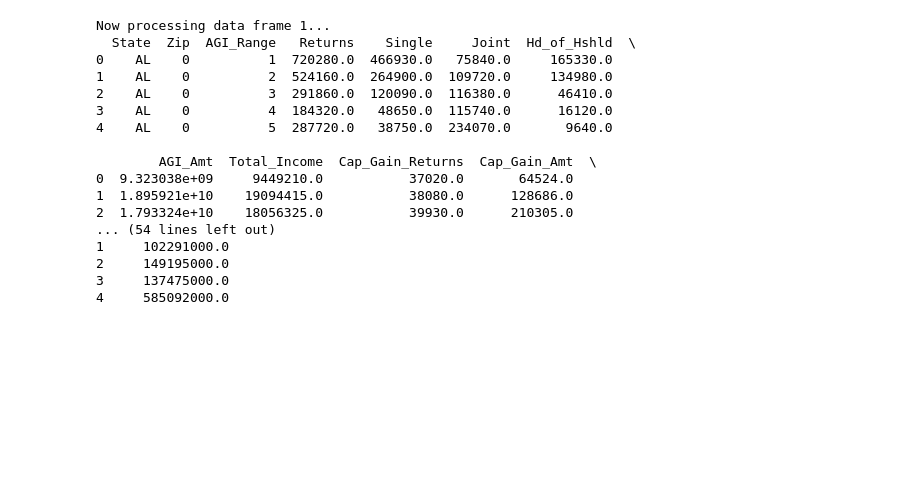
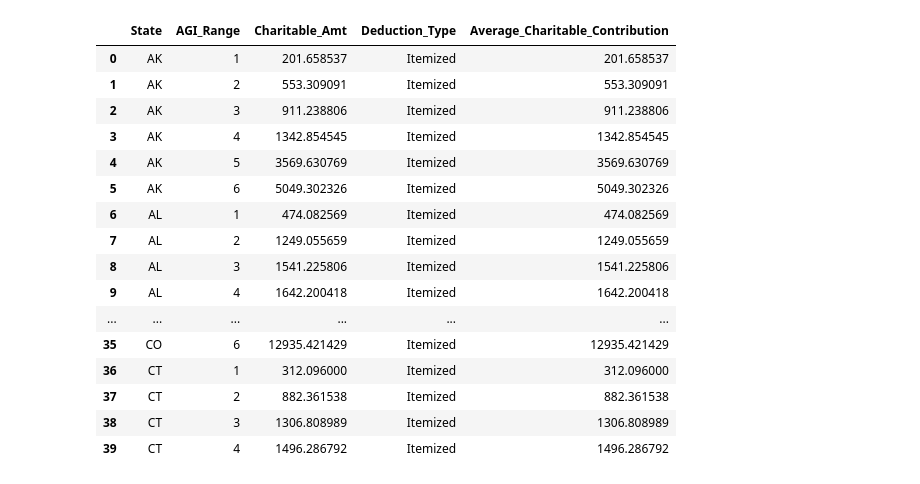
Before and after one commit to HasmigG/TaxAnalysis, a Jupyter notebook: etl_Rebecca.ipynb, the cells around one changed output. Cells and saved outputs as stored; diff of their text form; code cells hidden in the pictures; blank space fills up the shorter version.

Commit message:
data normalized, first stab at calculations

```diff
--- a/etl_Rebecca.ipynb
+++ b/etl_Rebecca.ipynb
@@ -99,33 +169,21 @@ def rename_cols(df):
 # %%
-
-
-dataframes_20_21 = [df_21, df_20]
-
-for i, df in enumerate(dataframes_20_21, start=1):
-    print(f"Now processing data frame {i}...")
-
-    df_filtered = drop_unwanted(df)
-
-    df_renamed = rename_cols_20_21(df_filtered)
-
-    #print(df_renamed.head())
-
-    dataframes_20_21[i-1] = df_renamed
+#acc_16=calculate_average_charitable_contributions(df_16)
+acc_16.head(40)
 # %% [output]
-Now processing data frame 1...
-  State  Zip  AGI_Range   Returns    Single     Joint  Hd_of_Hshld  \
-0    AL    0          1  720280.0  466930.0   75840.0     165330.0
-1    AL    0          2  524160.0  264900.0  109720.0     134980.0
-2    AL    0          3  291860.0  120090.0  116380.0      46410.0
-3    AL    0          4  184320.0   48650.0  115740.0      16120.0
-4    AL    0          5  287720.0   38750.0  234070.0       9640.0
-
-        AGI_Amt  Total_Income  Cap_Gain_Returns  Cap_Gain_Amt  \
-0  9.323038e+09     9449210.0           37020.0       64524.0
-1  1.895921e+10    19094415.0           38080.0      128686.0
-2  1.793324e+10    18056325.0           39930.0      210305.0
-... (54 lines left out)
-1     102291000.0
-2     149195000.0
-3     137475000.0
-4     585092000.0
+|  | State | AGI_Range | Charitable_Amt | Deduction_Type | Average_Charitable_Contribution |
+| 0 | AK | 1 | 201.658537 | Itemized | 201.658537 |
+| 1 | AK | 2 | 553.309091 | Itemized | 553.309091 |
+| 2 | AK | 3 | 911.238806 | Itemized | 911.238806 |
+| 3 | AK | 4 | 1342.854545 | Itemized | 1342.854545 |
+| 4 | AK | 5 | 3569.630769 | Itemized | 3569.630769 |
+| 5 | AK | 6 | 5049.302326 | Itemized | 5049.302326 |
+| 6 | AL | 1 | 474.082569 | Itemized | 474.082569 |
+| 7 | AL | 2 | 1249.055659 | Itemized | 1249.055659 |
+| 8 | AL | 3 | 1541.225806 | Itemized | 1541.225806 |
+| 9 | AL | 4 | 1642.200418 | Itemized | 1642.200418 |
+| ... | ... | ... | ... | ... | ... |
+| 35 | CO | 6 | 12935.421429 | Itemized | 12935.421429 |
+| 36 | CT | 1 | 312.096000 | Itemized | 312.096000 |
+| 37 | CT | 2 | 882.361538 | Itemized | 882.361538 |
+| 38 | CT | 3 | 1306.808989 | Itemized | 1306.808989 |
+| 39 | CT | 4 | 1496.286792 | Itemized | 1496.286792 |
```
Also changed, not shown: parts of 12 cells of this notebook.
